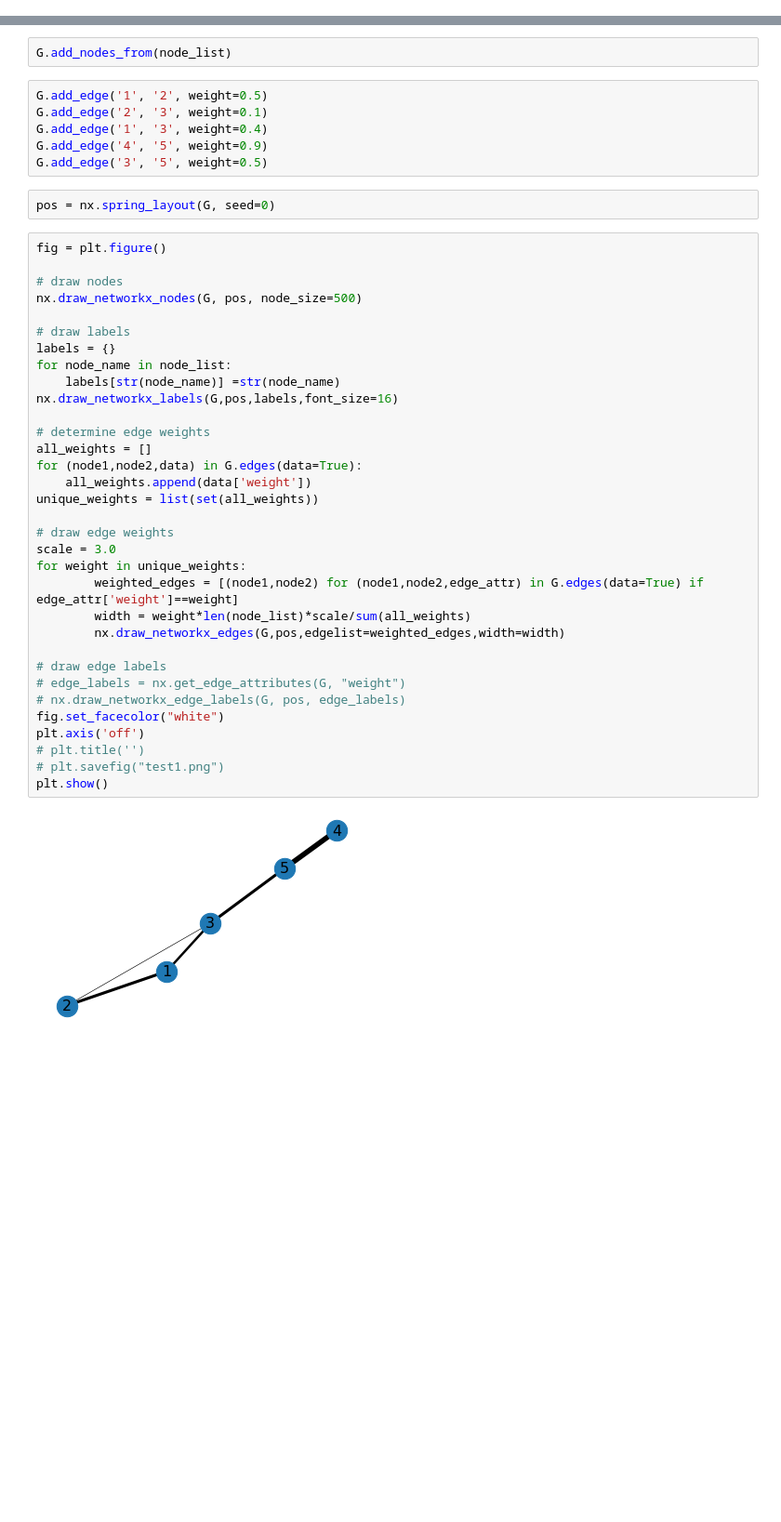
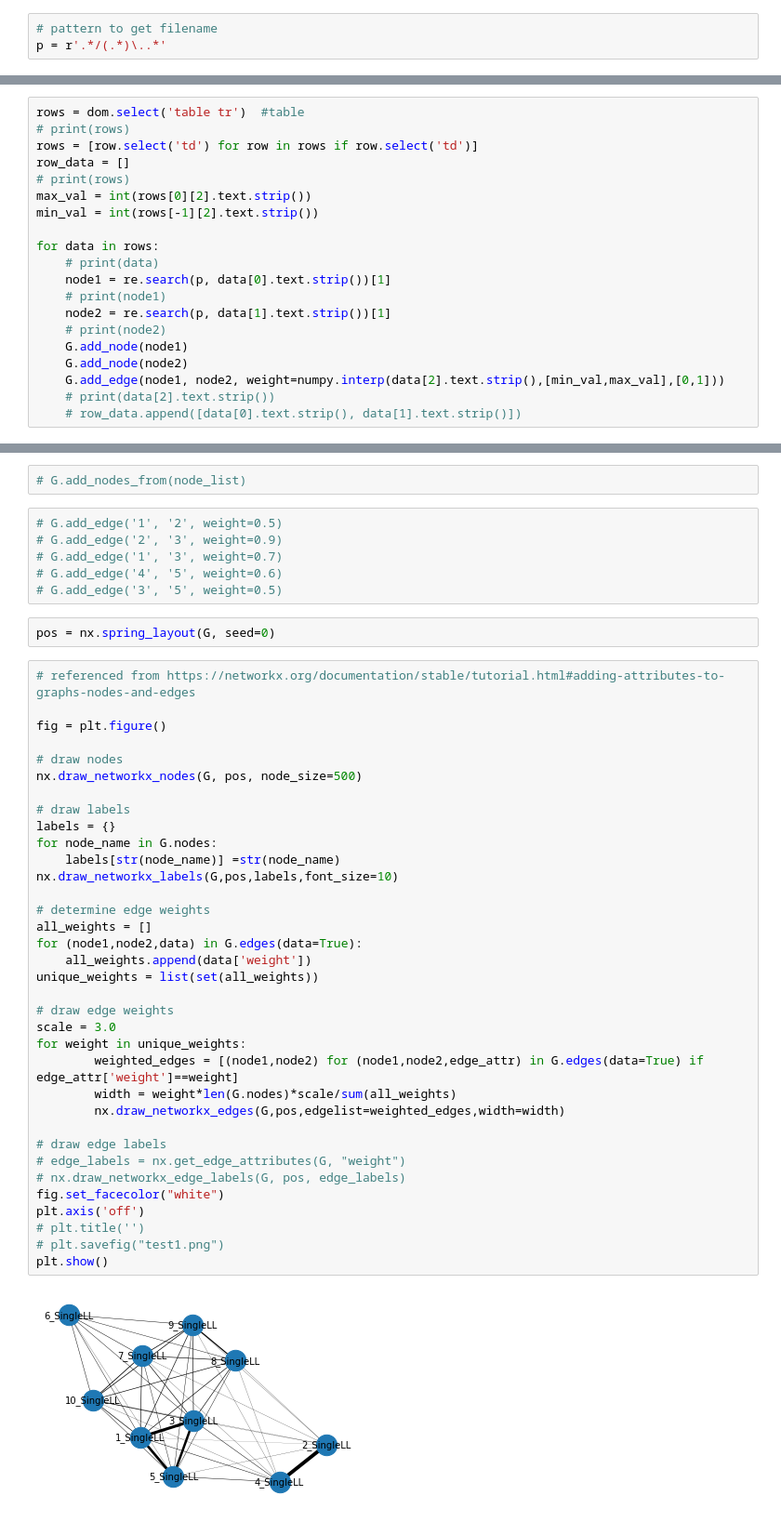
Before and after one commit to momoenomoto/visualizing-code-similarity, a Jupyter notebook: moss_visualization/visualization_network.ipynb, the cells around one changed output, grey strips where cells are left out. Shown at 93% size. Cells and saved outputs as stored; diff of their text form; blank space fills up the shorter version.

```diff
--- a/moss_visualization/visualization_network.ipynb
+++ b/moss_visualization/visualization_network.ipynb
@@ -32,2 +15,25 @@ node_list = ['1', '2', '3', '4', '5']
+# %%
+# pattern to get filename
+p = r'.*/(.*)\..*'
 # %%
 G = nx.Graph()
+# %%
+rows = dom.select('table tr')  #table
+# print(rows)
+rows = [row.select('td') for row in rows if row.select('td')]
+row_data = []
+# print(rows)
+max_val = int(rows[0][2].text.strip())
+min_val = int(rows[-1][2].text.strip())
+
+for data in rows:
+    # print(data)
+    node1 = re.search(p, data[0].text.strip())[1]
+    # print(node1)
+    node2 = re.search(p, data[1].text.strip())[1]
+    # print(node2)
+    G.add_node(node1)
+    G.add_node(node2)
+    G.add_edge(node1, node2, weight=numpy.interp(data[2].text.strip(),[min_val,max_val],[0,1]))
+    # print(data[2].text.strip())
+    # row_data.append([data[0].text.strip(), data[1].text.strip()])
@@ -34,45 +42,47 @@ G = nx.Graph()
 # %%
-G.add_nodes_from(node_list)
+# G.add_nodes_from(node_list)
 # %%
-G.add_edge('1', '2', weight=0.5)
-G.add_edge('2', '3', weight=0.1)
-G.add_edge('1', '3', weight=0.4)
-G.add_edge('4', '5', weight=0.9)
-G.add_edge('3', '5', weight=0.5)
+# G.add_edge('1', '2', weight=0.5)
+# G.add_edge('2', '3', weight=0.9)
+# G.add_edge('1', '3', weight=0.7)
+# G.add_edge('4', '5', weight=0.6)
+# G.add_edge('3', '5', weight=0.5)
 # %%
 pos = nx.spring_layout(G, seed=0)
 # %%
+# referenced from https://networkx.org/documentation/stable/tutorial.html#adding-attributes-to-graphs-nodes-and-edges
+
 fig = plt.figure()
 
 # draw nodes
 nx.draw_networkx_nodes(G, pos, node_size=500)
 
 # draw labels
 labels = {}
-for node_name in node_list:
+for node_name in G.nodes:
     labels[str(node_name)] =str(node_name)
-nx.draw_networkx_labels(G,pos,labels,font_size=16)
+nx.draw_networkx_labels(G,pos,labels,font_size=10)
 
 # determine edge weights
 all_weights = []
 for (node1,node2,data) in G.edges(data=True):
     all_weights.append(data['weight'])
 unique_weights = list(set(all_weights))
 
 # draw edge weights
 scale = 3.0
 for weight in unique_weights:
         weighted_edges = [(node1,node2) for (node1,node2,edge_attr) in G.edges(data=True) if edge_attr['weight']==weight]
-        width = weight*len(node_list)*scale/sum(all_weights)
+        width = weight*len(G.nodes)*scale/sum(all_weights)
         nx.draw_networkx_edges(G,pos,edgelist=weighted_edges,width=width)
 
 # draw edge labels
 # edge_labels = nx.get_edge_attributes(G, "weight")
 # nx.draw_networkx_edge_labels(G, pos, edge_labels)
 fig.set_facecolor("white")
 plt.axis('off')
 # plt.title('')
 # plt.savefig("test1.png")
 plt.show()
 # %% [output]
-[figure, old version]
+[figure, new version]
```
Also changed, not shown: parts of 6 cells of this notebook.
